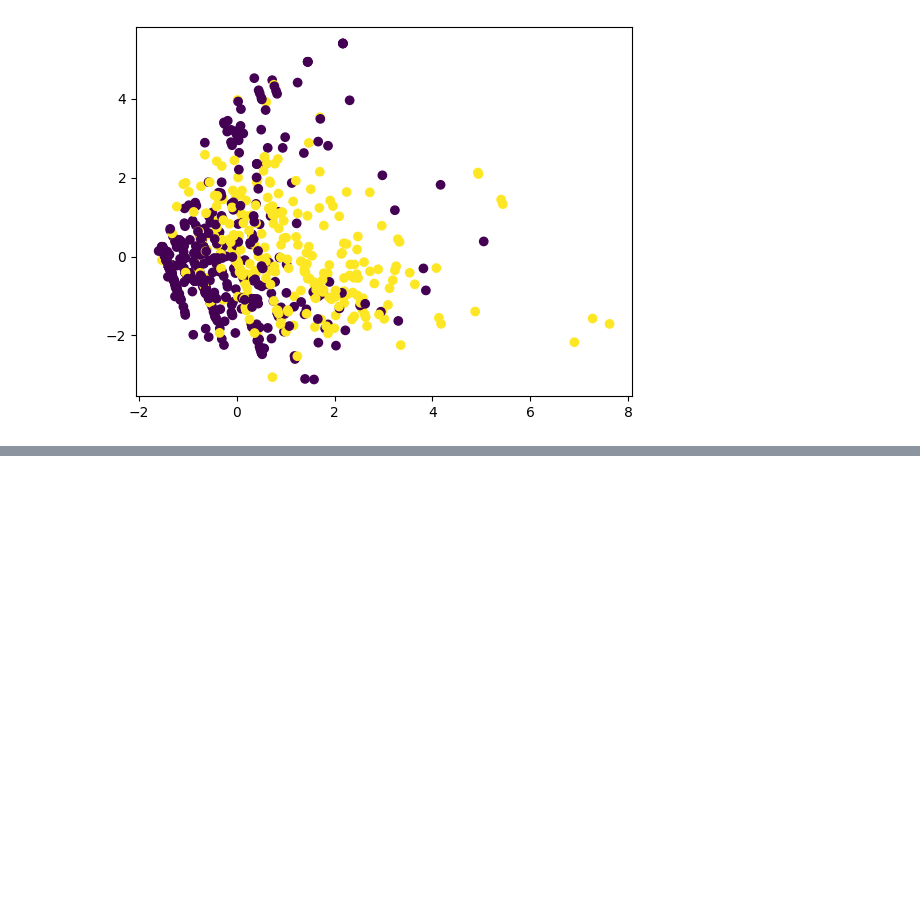
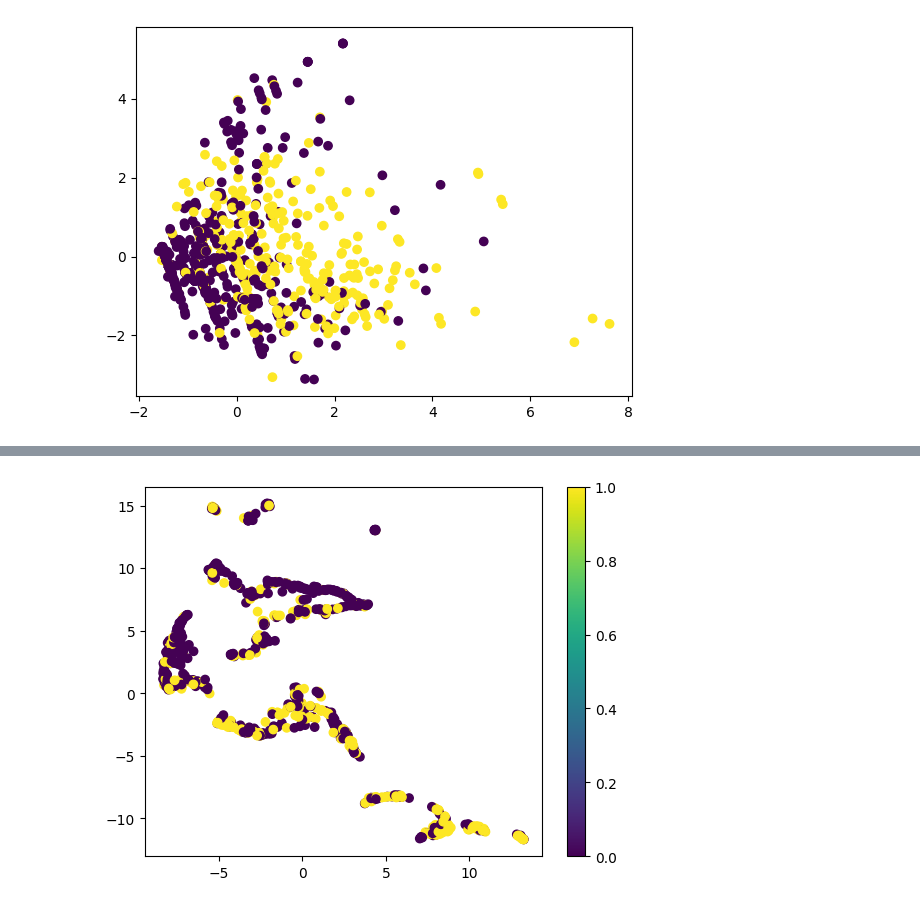
Before and after one commit to GabrielaRomoM/TAM-2025-2, a Jupyter notebook: Clases/Class_161025.ipynb, the cells around one changed output, grey strips where cells are left out. Saved outputs shown, nothing was run; the diff lists cells and outputs as text; code cells hidden in the pictures; blank space fills up the shorter version.

```diff
--- a/Clases/Class_161025.ipynb
+++ b/Clases/Class_161025.ipynb
@@ -103,0 +110,5 @@ plt.scatter(ztrain[:,0],ztrain[:,1],c=ytrain)
+# %%
+z = UMAP(n_neighbors=30,n_components=2,min_dist=0.2)
+z = z.fit_transform(train)
+z = np.asarray(z)
+z
@@ -103,0 +124,3 @@ plt.scatter(ztrain[:,0],ztrain[:,1],c=ytrain)
+# %%
+ytrain = np.asarray(ytrain)
+ytrain
@@ -103,0 +145,6 @@ plt.scatter(ztrain[:,0],ztrain[:,1],c=ytrain)
+# %%
+plt.scatter(z[:,0],z[:,1],c=ytrain)
+plt.colorbar()
+plt.show()
+# %% [output]
+[figure, added]
```
Also changed, not shown: parts of 3 cells of this notebook.
